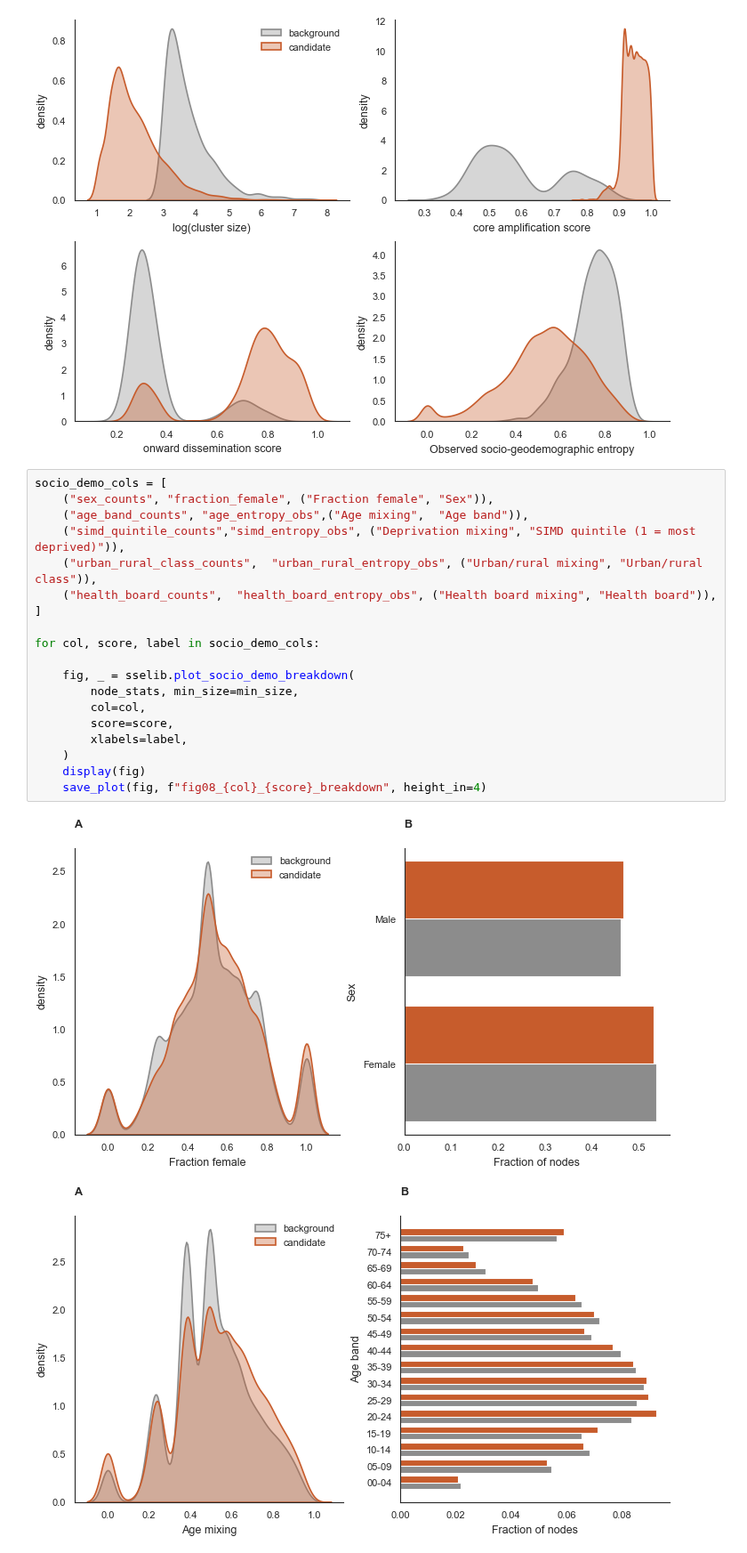
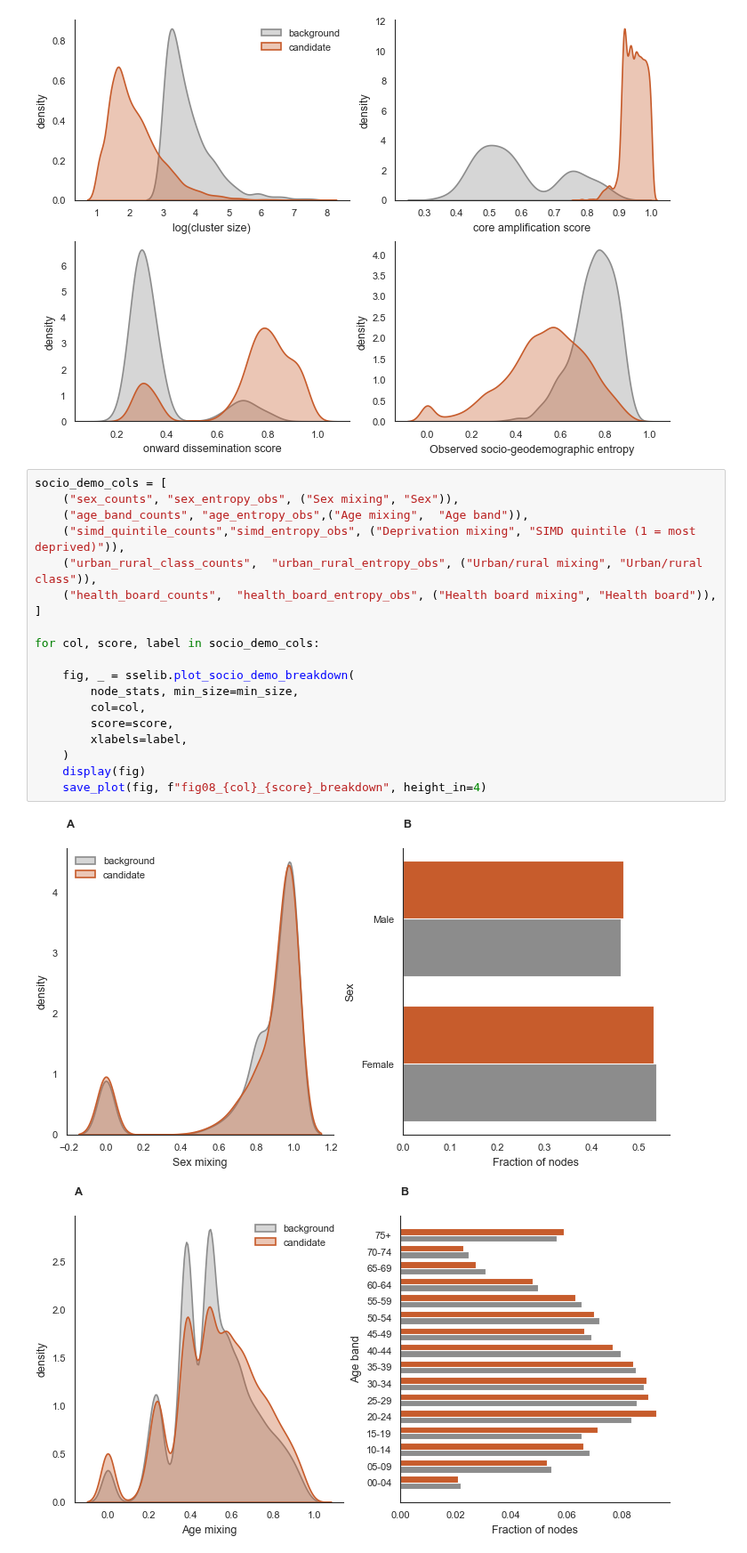
Before and after one commit to ydnkka/scotland, a Jupyter notebook: sse_detection/sse_detection_figures.ipynb, the cells around one changed output. Shown at 89% size. Saved outputs shown, nothing was run; the diff lists cells and outputs as text.

Commit message:
Add new Jupyter notebook for SSE detection figures

```diff
--- a/sse_detection/sse_detection_plots.ipynb
+++ b/sse_detection/sse_detection_figures.ipynb
@@ -195,25 +195,25 @@ save_plot(fig, "fig07_composite_score_distributions", height_in=5)
 [figure]
 # %%
 socio_demo_cols = [
-    ("sex_counts", "fraction_female", ("Fraction female", "Sex")),
+    ("sex_counts", "sex_entropy_obs", ("Sex mixing", "Sex")),
     ("age_band_counts", "age_entropy_obs",("Age mixing",  "Age band")),
     ("simd_quintile_counts","simd_entropy_obs", ("Deprivation mixing", "SIMD quintile (1 = most deprived)")),
     ("urban_rural_class_counts",  "urban_rural_entropy_obs", ("Urban/rural mixing", "Urban/rural class")),
     ("health_board_counts",  "health_board_entropy_obs", ("Health board mixing", "Health board")),
 ]
 
 for col, score, label in socio_demo_cols:
 
     fig, _ = sselib.plot_socio_demo_breakdown(
         node_stats, min_size=min_size,
         col=col,
         score=score,
         xlabels=label,
     )
     display(fig)
     save_plot(fig, f"fig08_{col}_{score}_breakdown", height_in=4)
 # %% [output]
-[figure, old version]
+[figure, new version]
 [figure]
 [figure]
 [figure]
```
Also changed, not shown: 3 other files.
